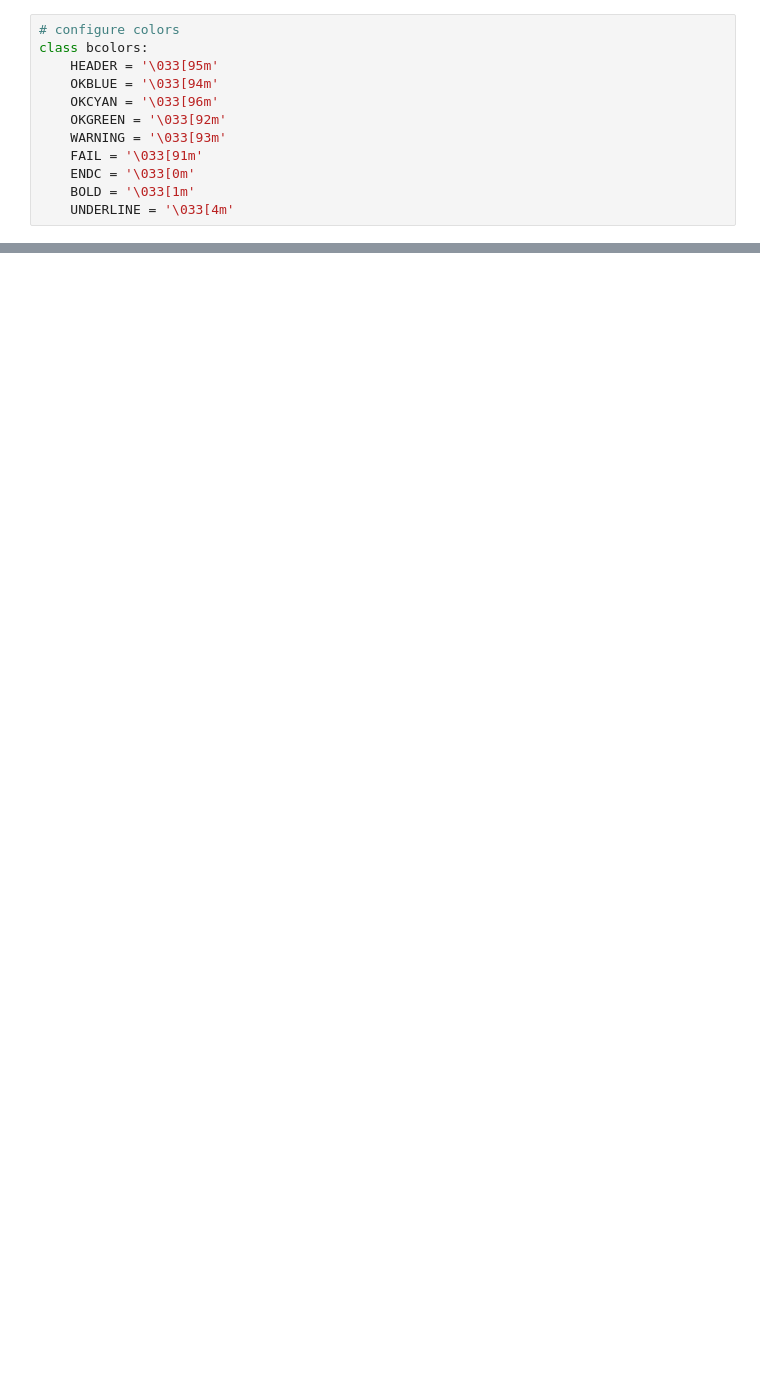
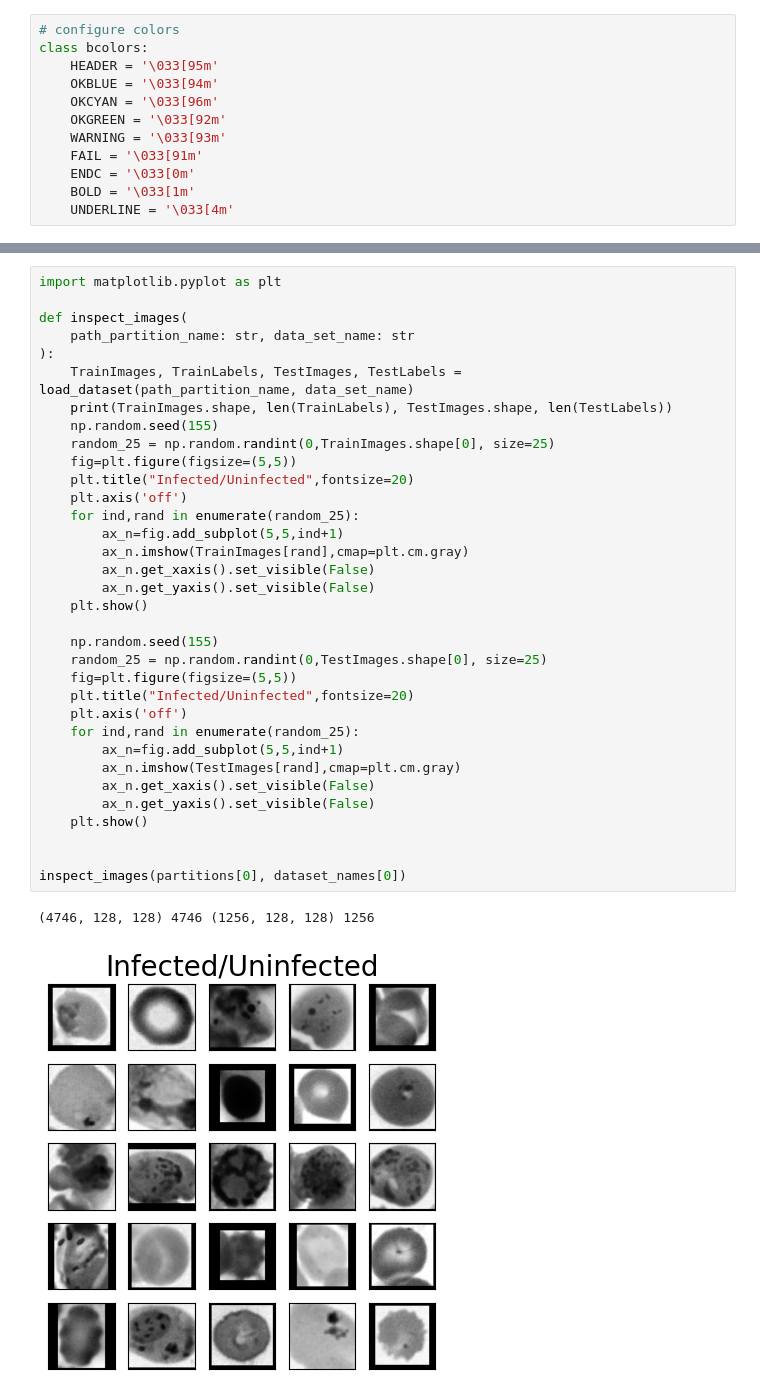
Before and after one commit to williancarddd/malaria-pibiti, a Jupyter notebook: ML/train_and_test_tradional_ml.ipynb, the cells around one changed output, grey strips where cells are left out. Drawn from its saved outputs; the diff is of its cells as text; blank space fills up the shorter version.

Commit message:
test in usp pc

```diff
--- a/ML/train_and_test_tradional_ml.ipynb
+++ b/ML/train_and_test_tradional_ml.ipynb
@@ -550,0 +303,37 @@ def select_image(path_img_filename):
+# %%
+import matplotlib.pyplot as plt
+
+def inspect_images(
+    path_partition_name: str, data_set_name: str
+):
+    TrainImages, TrainLabels, TestImages, TestLabels = load_dataset(path_partition_name, data_set_name)
+    print(TrainImages.shape, len(TrainLabels), TestImages.shape, len(TestLabels))
+    np.random.seed(155)
+    random_25 = np.random.randint(0,TrainImages.shape[0], size=25)
+    fig=plt.figure(figsize=(5,5))
+    plt.title("Infected/Uninfected",fontsize=20)
+    plt.axis('off')
+    for ind,rand in enumerate(random_25):
+        ax_n=fig.add_subplot(5,5,ind+1)
+        ax_n.imshow(TrainImages[rand],cmap=plt.cm.gray)
+        ax_n.get_xaxis().set_visible(False)
+        ax_n.get_yaxis().set_visible(False)
+    plt.show()
+
+    np.random.seed(155)
+    random_25 = np.random.randint(0,TestImages.shape[0], size=25)
+    fig=plt.figure(figsize=(5,5))
+    plt.title("Infected/Uninfected",fontsize=20)
+    plt.axis('off')
+    for ind,rand in enumerate(random_25):
+        ax_n=fig.add_subplot(5,5,ind+1)
+        ax_n.imshow(TestImages[rand],cmap=plt.cm.gray)
+        ax_n.get_xaxis().set_visible(False)
+        ax_n.get_yaxis().set_visible(False)
+    plt.show()
+
+
+inspect_images(partitions[0], dataset_names[0])
+# %% [output]
+(4746, 128, 128) 4746 (1256, 128, 128) 1256
+[figure, added]
```
Also changed, not shown: parts of 6 cells of this notebook.
